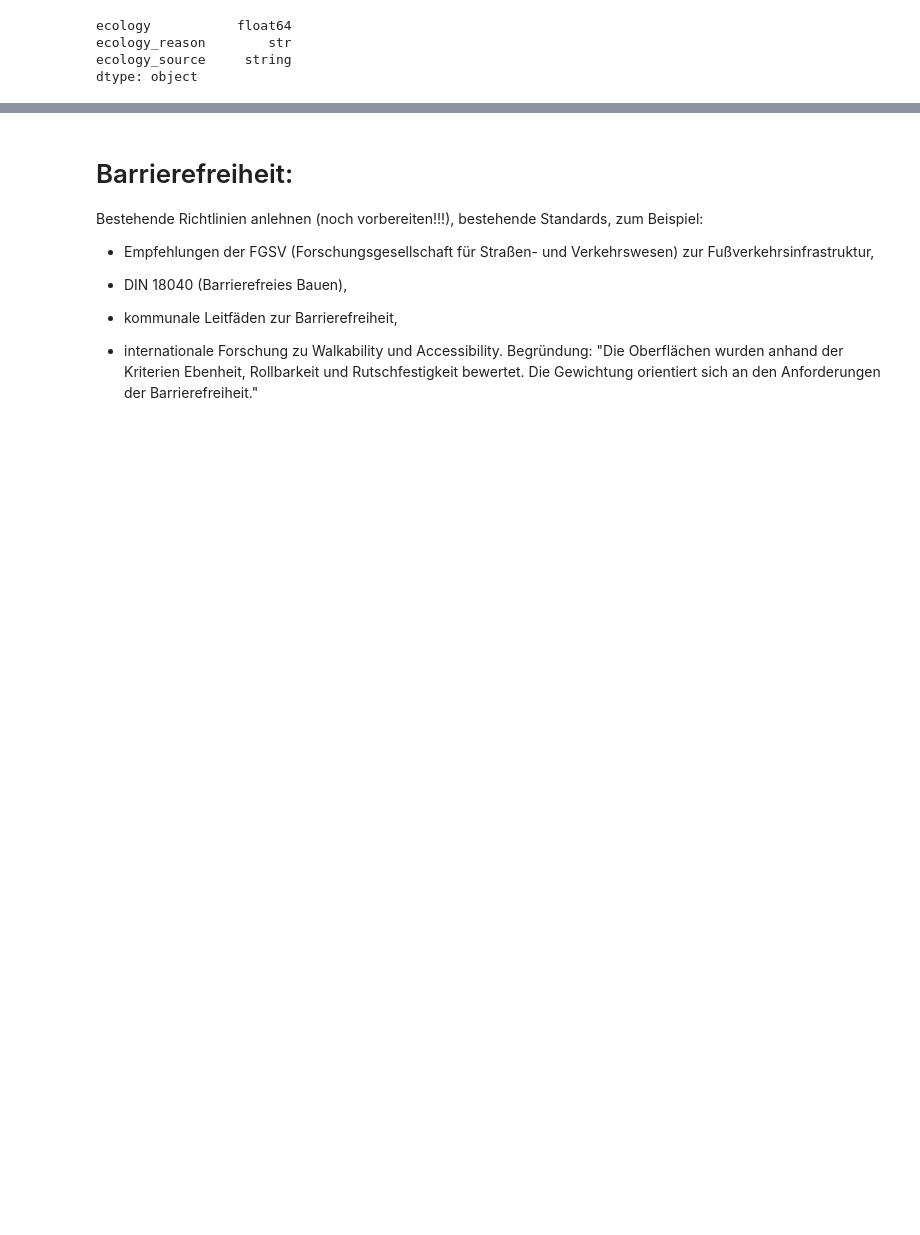
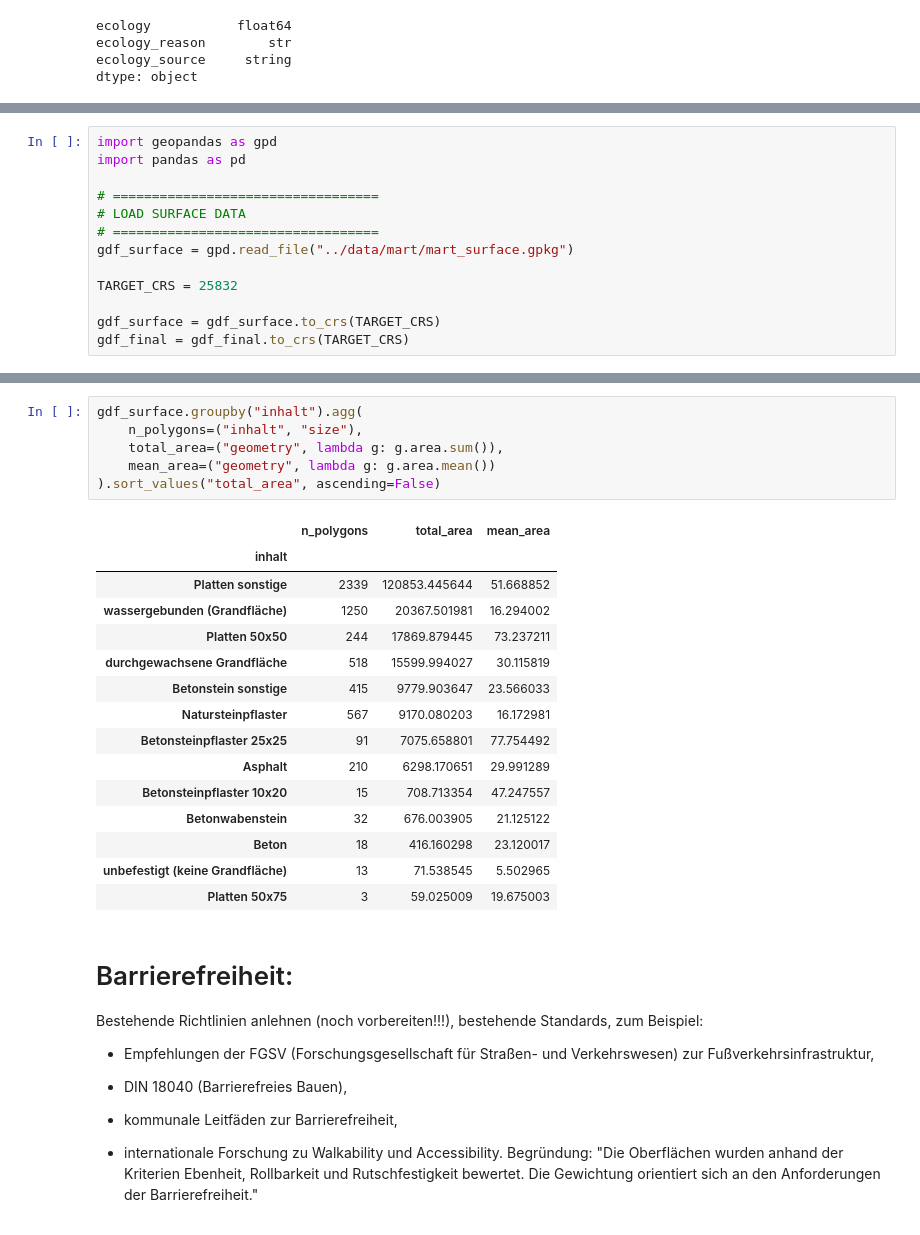
Before and after one commit to mail341/walkability-barmbek-sued, a Jupyter notebook: notebooks/03_mart_walkability.ipynb, the cells around one changed output, grey strips where cells are left out. Saved outputs shown, nothing was run; the diff lists cells and outputs as text; blank space fills up the shorter version.

```diff
--- a/notebooks/03_mart_walkability.ipynb
+++ b/notebooks/03_mart_walkability.ipynb
@@ -2756,0 +2881,13 @@ dtype: object
+# %%
+import geopandas as gpd
+import pandas as pd
+
+# ==================================
+# LOAD SURFACE DATA
+# ==================================
+gdf_surface = gpd.read_file("../data/mart/mart_surface.gpkg")
+
+TARGET_CRS = 25832
+
+gdf_surface = gdf_surface.to_crs(TARGET_CRS)
+gdf_final = gdf_final.to_crs(TARGET_CRS)
@@ -2757,3 +3212,25 @@ dtype: object
+# %%
+gdf_surface.groupby("inhalt").agg(
+    n_polygons=("inhalt", "size"),
+    total_area=("geometry", lambda g: g.area.sum()),
+    mean_area=("geometry", lambda g: g.area.mean())
+).sort_values("total_area", ascending=False)
+# %% [output]
+|  | n_polygons | total_area | mean_area |
+| inhalt |  |  |  |
+| Platten sonstige | 2339 | 120853.445644 | 51.668852 |
+| wassergebunden (Grandfläche) | 1250 | 20367.501981 | 16.294002 |
+| Platten 50x50 | 244 | 17869.879445 | 73.237211 |
+| durchgewachsene Grandfläche | 518 | 15599.994027 | 30.115819 |
+| Betonstein sonstige | 415 | 9779.903647 | 23.566033 |
+| Natursteinpflaster | 567 | 9170.080203 | 16.172981 |
+| Betonsteinpflaster 25x25 | 91 | 7075.658801 | 77.754492 |
+| Asphalt | 210 | 6298.170651 | 29.991289 |
+| Betonsteinpflaster 10x20 | 15 | 708.713354 | 47.247557 |
+| Betonwabenstein | 32 | 676.003905 | 21.125122 |
+| Beton | 18 | 416.160298 | 23.120017 |
+| unbefestigt (keine Grandfläche) | 13 | 71.538545 | 5.502965 |
+| Platten 50x75 | 3 | 59.025009 | 19.675003 |
 # %% [markdown]
 # Barrierefreiheit:
 
```
Also changed, not shown: parts of 60 cells of this notebook, 8 other files.
